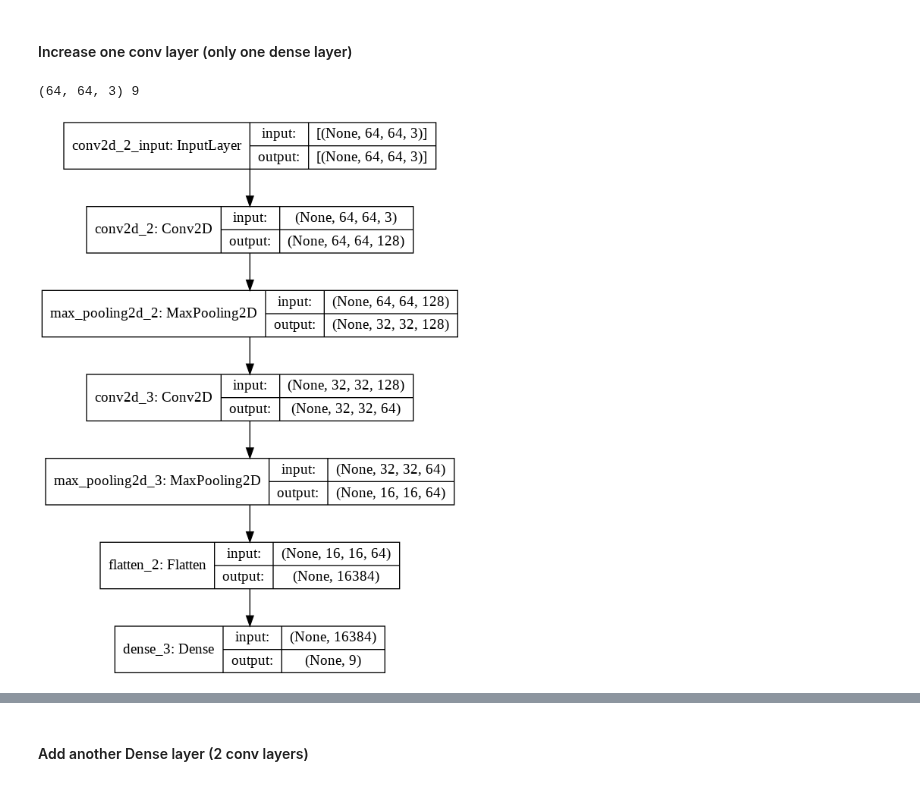
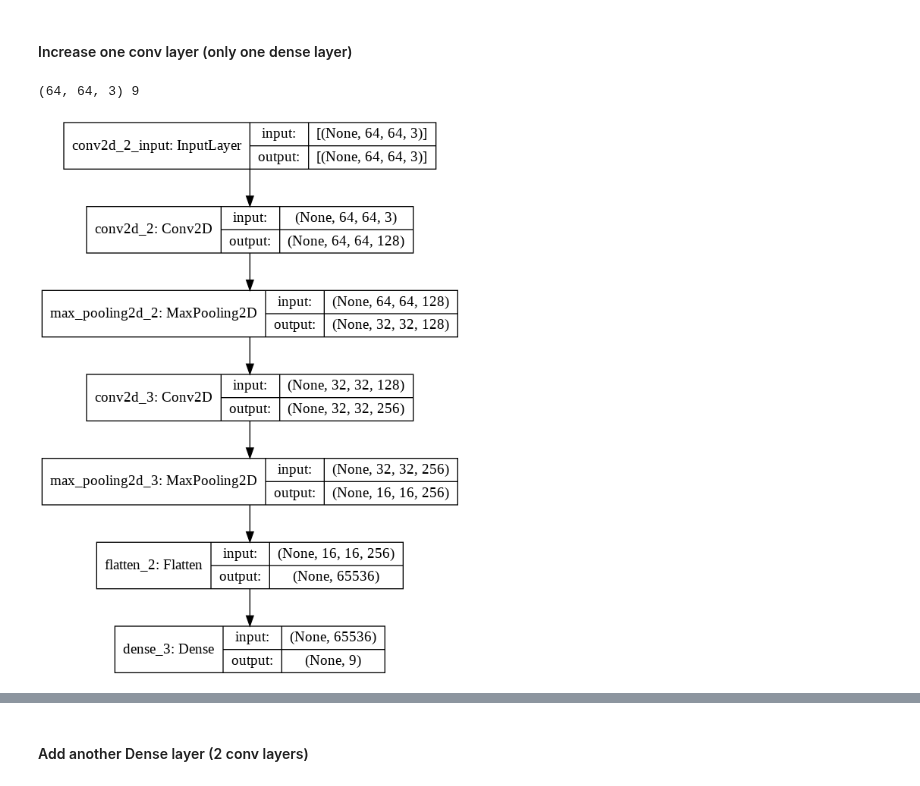
Before and after one commit to rajbircit/assignments, a Jupyter notebook: dl_a2/dl_assignment2_master.ipynb, the cells around one changed output, grey strips where cells are left out. Saved outputs shown, nothing was run; the diff lists cells and outputs as text; code cells hidden in the pictures.

```diff
--- a/dl_a2/dl_assignment2_master.ipynb
+++ b/dl_a2/dl_assignment2_master.ipynb
@@ -254,35 +298,35 @@ class BaselineTwoConvOneDenseLayers:
     def build(inshape, nlabels):
         print(inshape, nlabels)
         inputShape = trainX[0].shape
         model = tf.keras.Sequential(name="BaseLineTwoConvOneDenseLayer")
         model.add(tf.keras.layers.Conv2D(128, (3,3), padding='same', \
                   input_shape=inshape, activation='relu'))
         model.add(tf.keras.layers.MaxPooling2D(2, 2,))
-        model.add(tf.keras.layers.Conv2D(64, (3, 3), padding='same', \
+        model.add(tf.keras.layers.Conv2D(256, (3, 3), padding='same', \
                                          activation='relu'))
         model.add(tf.keras.layers.MaxPooling2D(2, 2,))
         model.add(tf.keras.layers.Flatten())
         model.add(tf.keras.layers.Dense(nlabels, activation='softmax'))
         plot = tf.keras.utils.plot_model(model, show_shapes=True, \
                                          expand_nested=True)
         IPython.display.display(plot)
         print(model.summary())
         return model
 
 n_classes = len(np.unique(np.concatenate((trainY, valY))))
 
 model = BaselineTwoConvOneDenseLayers.build(tuple(trainX[0].shape), n_classes)
 model.compile(optimizer='adam', \
               loss='sparse_categorical_crossentropy', \
               metrics=['accuracy'])
 print(trainX.shape)
 history = model.fit(trainX, trainY, \
                     validation_data=(valX, valY),\
                     batch_size=32,\
                     epochs=N_EPOCHS)
 # %% [output]
 (64, 64, 3) 9
-[figure, old version]
+[figure, new version]
 Model: "BaseLineTwoConvOneDenseLayer"
 _________________________________________________________________
 Layer (type)                 Output Shape              Param #
```
Also changed, not shown: parts of 19 cells of this notebook.
